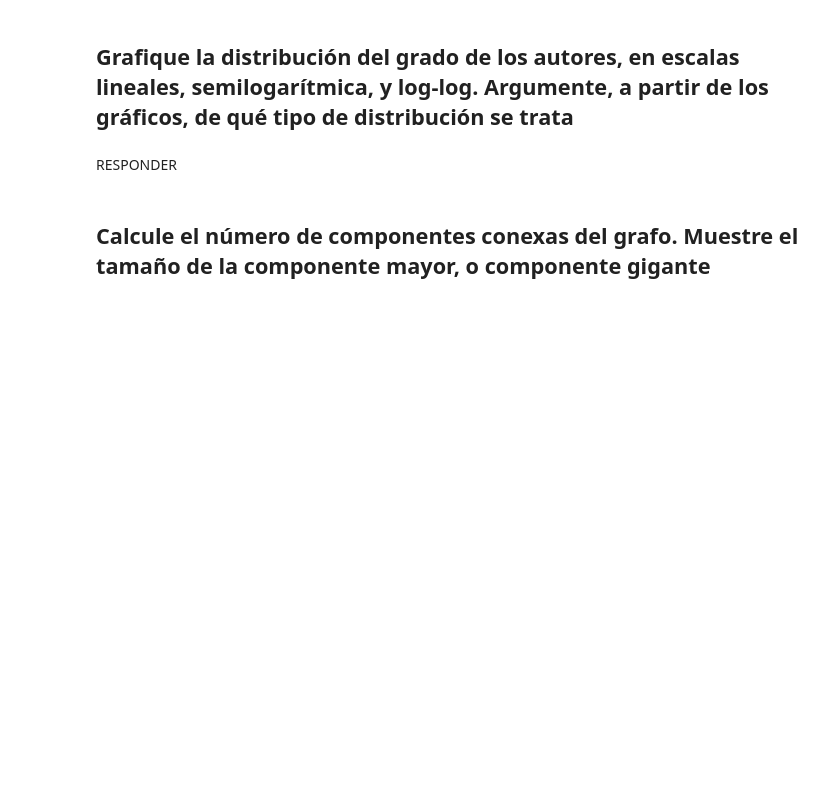
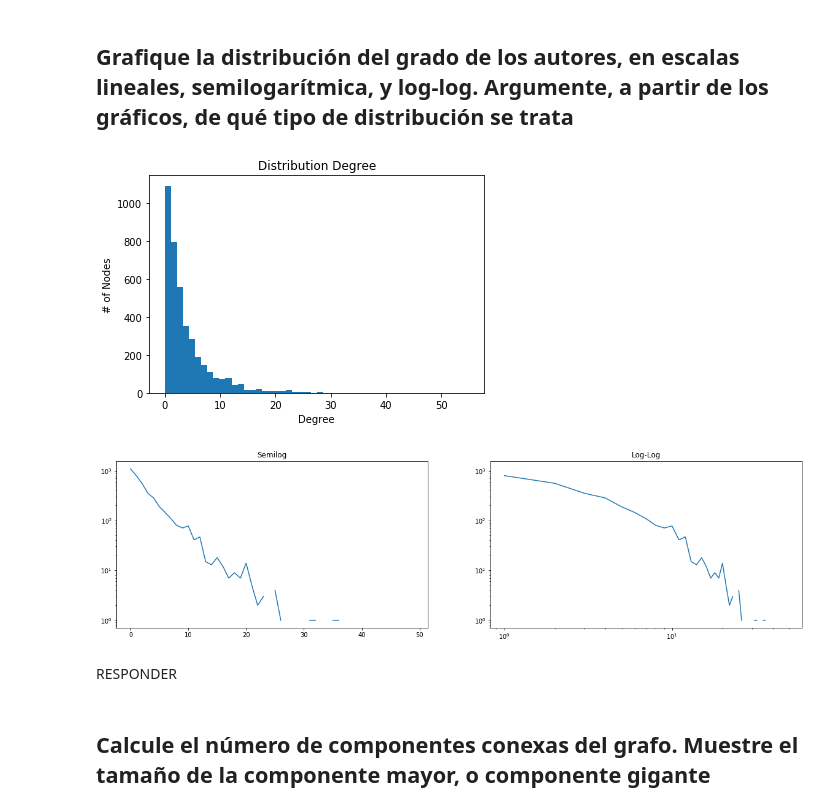
Before and after one commit to santiago-mb/data-science, a Jupyter notebook: wip/tp4/tp4.ipynb, the cells around one changed output. Cells and saved outputs as stored; diff of their text form; code cells hidden in the pictures; blank space fills up the shorter version.

```diff
--- a/wip/tp4/tp4.ipynb
+++ b/wip/tp4/tp4.ipynb
@@ -33,21 +45,23 @@ print 'Número de aristas:', nx.number_of_edges(G)
 # %% [markdown]
 ## Grafique la distribución del grado de los autores, en escalas lineales, semilogarítmica, y log-log. Argumente, a partir de los gráficos, de qué tipo de distribución se trata
 # %%
-degree_sequence = sorted([n[1] for n in nx.degree(G)], reverse=True)
-plt.hist(degree_sequence, bins=50)
+plt.hist([n[0] for n in degree_sequence], bins=50)
 plt.title('Distribution Degree')
 plt.xlabel('Degree')
 plt.ylabel('# of Nodes')
 plt.show()
 
 _, axs = plt.subplots(1, 2, figsize = (20, 5))
 
-h , b = np.histogram(degree_sequence, bins=50)
+h , b = np.histogram([n[0] for n in degree_sequence], bins=50)
 axs[0].semilogy(h)
 axs[0].set_title('Semilog')
 axs[1].loglog(h)
 axs[1].set_title('Log-Log')
 plt.show()
+# %% [output]
+[figure, added]
+[figure, added]
 # %% [markdown]
 RESPONDER
 # %% [markdown]
```
Also changed, not shown: parts of 5 cells of this notebook, 1 other file.
